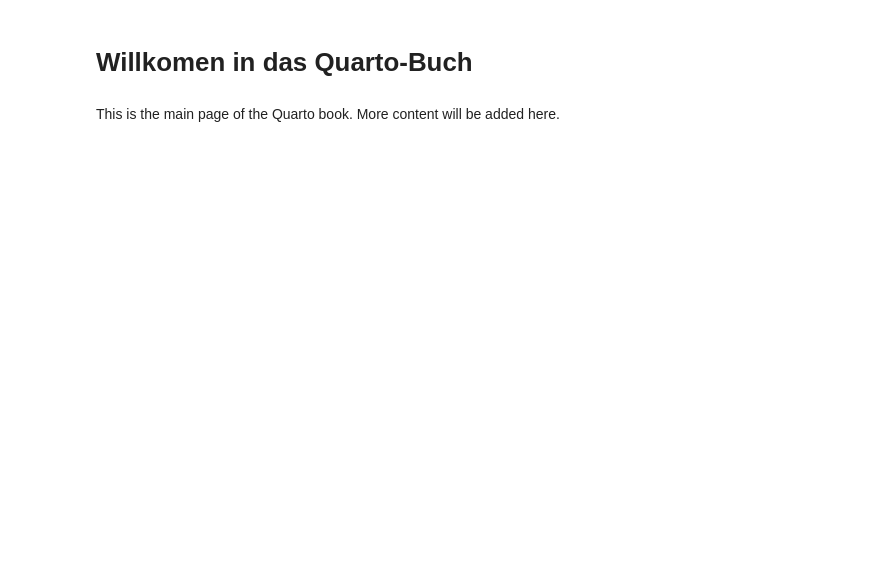
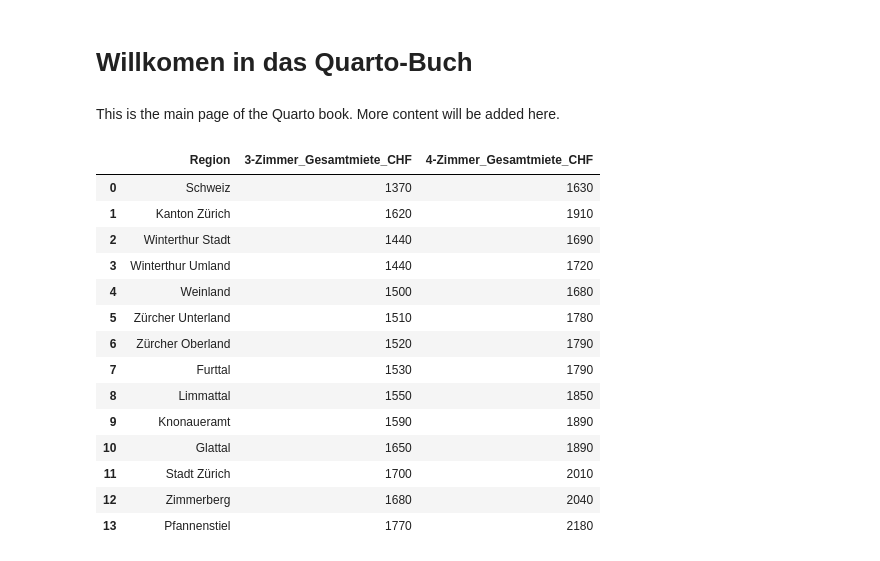
Before and after one commit to PrWR-I-24-27/Projektauftrag2_Jakub_Lucien_Luca, a Jupyter notebook: index.ipynb, the cells around one changed output. Cells and saved outputs as stored; diff of their text form; code cells hidden in the pictures; blank space fills up the shorter version.

```diff
--- a/index.ipynb
+++ b/index.ipynb
@@ -61,3 +62,23 @@ fig = px.density_map(
     color_continuous_scale="inferno"
 )
 fig.show()
+# %%
+df_Miet_alles = pd.read_csv("data/RegionalDaten3und4ZimmerMietpreisundProQuadratmeter.csv", sep=",")
+df_Miet_Selekt= df_Miet_alles[["Region", "3-Zimmer_Gesamtmiete_CHF", "4-Zimmer_Gesamtmiete_CHF"]]
+df_Miet_Selekt
+# %% [output]
+|  | Region | 3-Zimmer_Gesamtmiete_CHF | 4-Zimmer_Gesamtmiete_CHF |
+| 0 | Schweiz | 1370 | 1630 |
+| 1 | Kanton Zürich | 1620 | 1910 |
+| 2 | Winterthur Stadt | 1440 | 1690 |
+| 3 | Winterthur Umland | 1440 | 1720 |
+| 4 | Weinland | 1500 | 1680 |
+| 5 | Zürcher Unterland | 1510 | 1780 |
+| 6 | Zürcher Oberland | 1520 | 1790 |
+| 7 | Furttal | 1530 | 1790 |
+| 8 | Limmattal | 1550 | 1850 |
+| 9 | Knonaueramt | 1590 | 1890 |
+| 10 | Glattal | 1650 | 1890 |
+| 11 | Stadt Zürich | 1700 | 2010 |
+| 12 | Zimmerberg | 1680 | 2040 |
+| 13 | Pfannenstiel | 1770 | 2180 |
```
Also changed, not shown: parts of 2 cells of this notebook.
